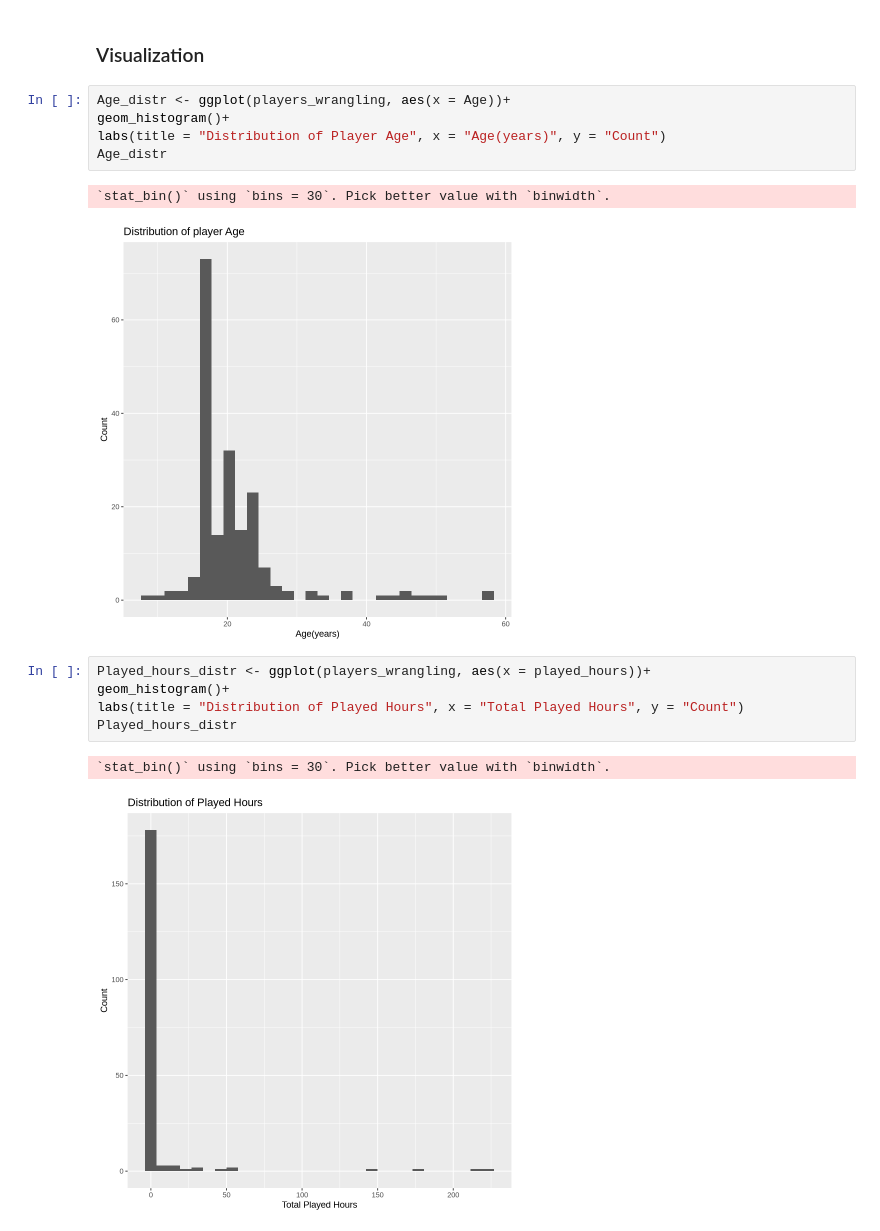
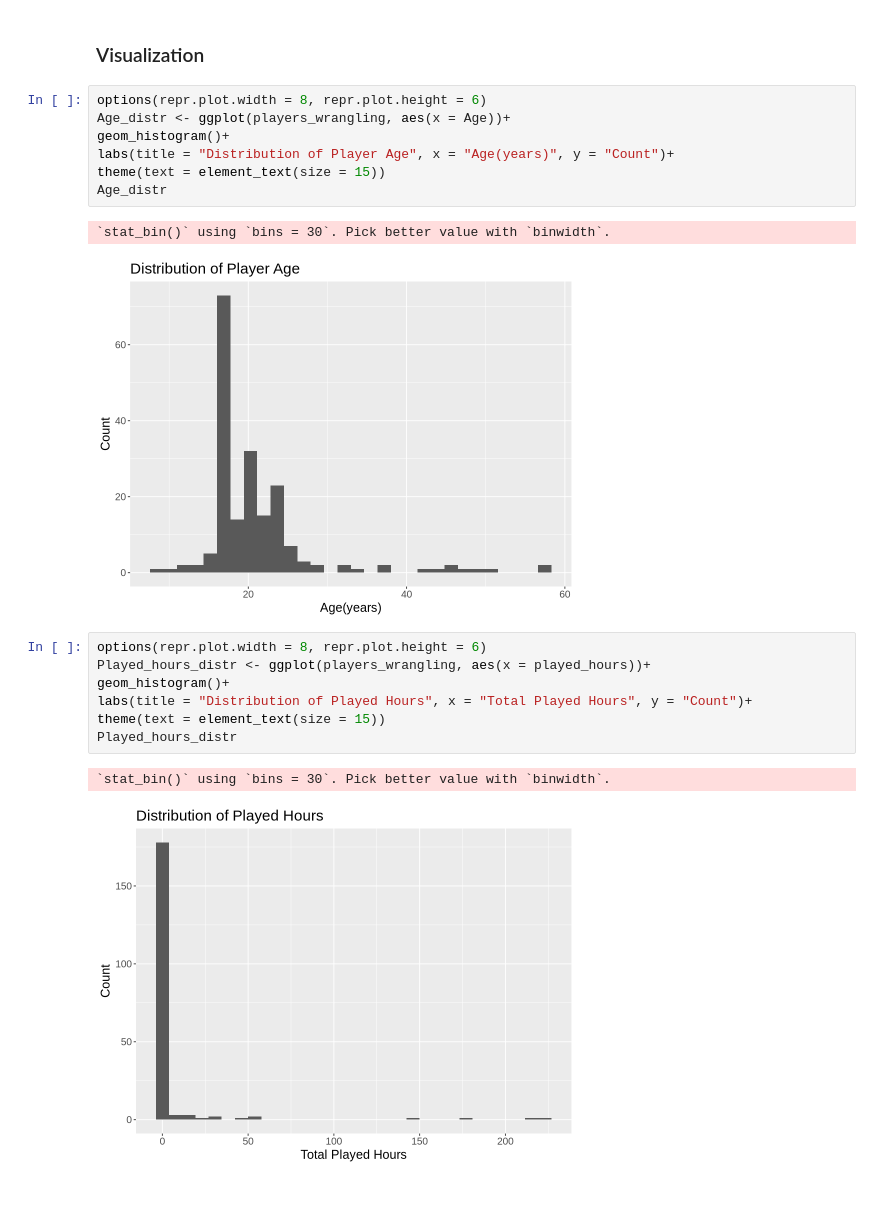
Before and after one commit to Jmmchai/individual-planning-stage, a Jupyter notebook: Individual project.ipynb, the cells around one changed output. Saved outputs shown, nothing was run; the diff lists cells and outputs as text; blank space fills up the shorter version.

Commit message:
new part3 with size

```diff
--- a/Individual project.ipynb
+++ b/Individual project.ipynb
@@ -125,19 +125,23 @@ A tibble: 1 × 2
 # %% [markdown]
 <h3>Visualization</h3>
 # %%
+options(repr.plot.width = 8, repr.plot.height = 6)
 Age_distr <- ggplot(players_wrangling, aes(x = Age))+
 geom_histogram()+
-labs(title = "Distribution of Player Age", x = "Age(years)", y = "Count")
+labs(title = "Distribution of Player Age", x = "Age(years)", y = "Count")+
+theme(text = element_text(size = 15))
 Age_distr
 # %% [output]
 `stat_bin()` using `bins = 30`. Pick better value with `binwidth`.
-[figure, old version]
+[figure, new version]
 # %%
+options(repr.plot.width = 8, repr.plot.height = 6)
 Played_hours_distr <- ggplot(players_wrangling, aes(x = played_hours))+
 geom_histogram()+
-labs(title = "Distribution of Played Hours", x = "Total Played Hours", y = "Count")
+labs(title = "Distribution of Played Hours", x = "Total Played Hours", y = "Count")+
+theme(text = element_text(size = 15))
 Played_hours_distr
 # %% [output]
 `stat_bin()` using `bins = 30`. Pick better value with `binwidth`.
-[figure, old version]
+[figure, new version]
 # %%
```
Also changed, not shown: parts of 3 cells of this notebook.
